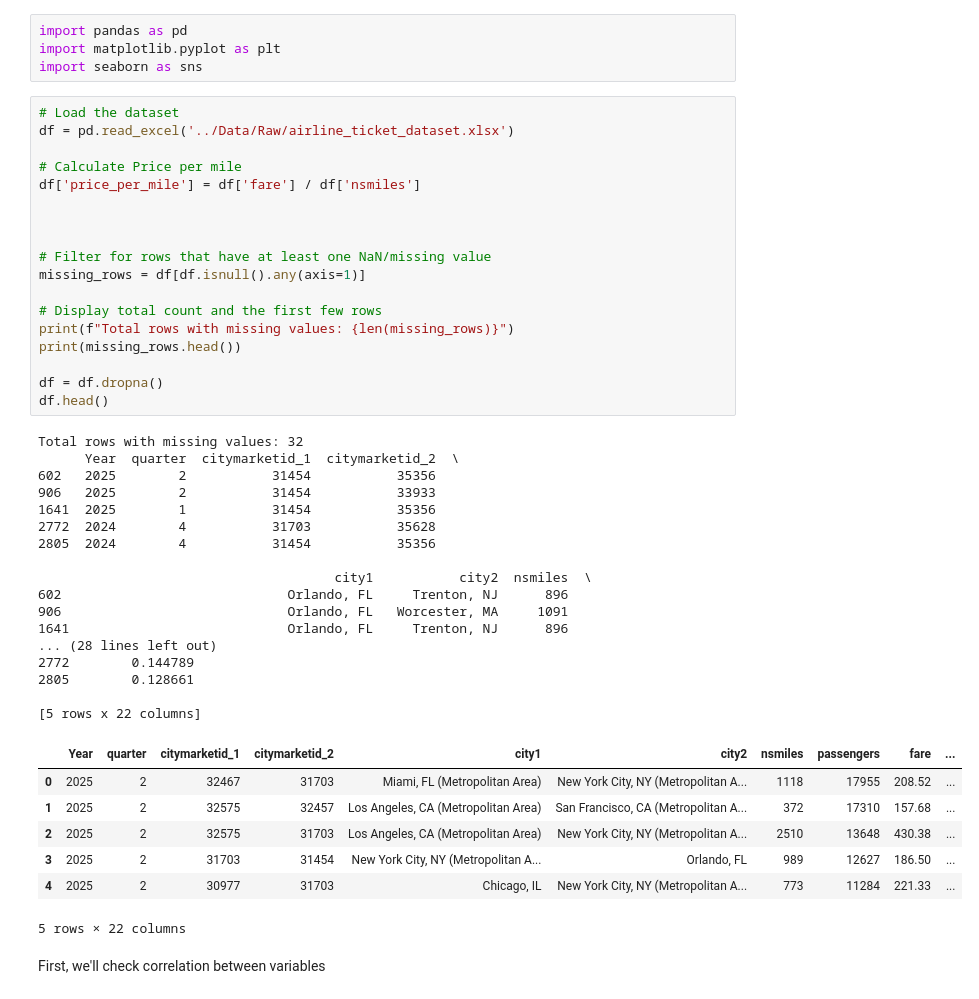
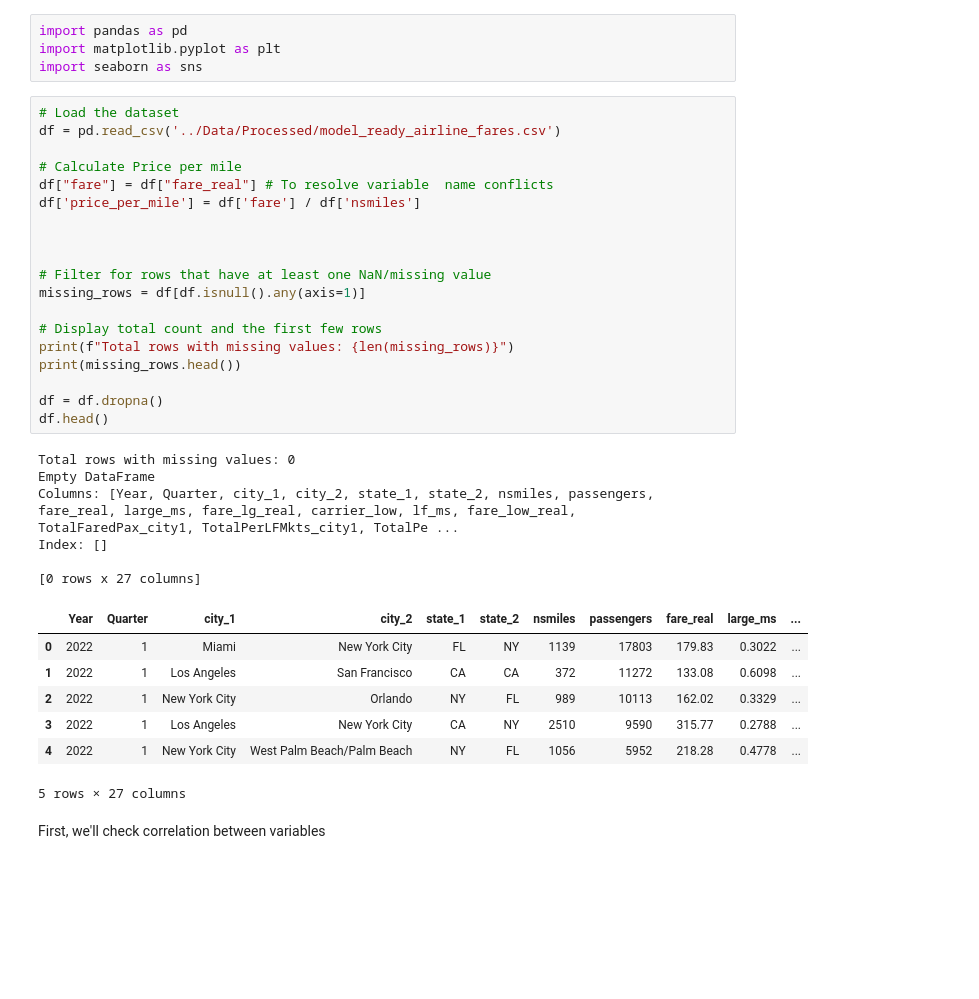
Before and after one commit to Gandalfthegloom/sdss_2026, a Jupyter notebook: scripts/01_EDA.ipynb, the cells around one changed output. Saved outputs shown, nothing was run; the diff lists cells and outputs as text; blank space fills up the shorter version.

```diff
--- a/scripts/01_EDA.ipynb
+++ b/scripts/01_EDA.ipynb
@@ -6,47 +6,37 @@ import matplotlib.pyplot as plt
 import seaborn as sns
 # %%
 # Load the dataset
-df = pd.read_excel('../Data/Raw/airline_ticket_dataset.xlsx')
+df = pd.read_csv('../Data/Processed/model_ready_airline_fares.csv')
 
 # Calculate Price per mile
+df["fare"] = df["fare_real"] # To resolve variable  name conflicts
 df['price_per_mile'] = df['fare'] / df['nsmiles']
 
 
 
 # Filter for rows that have at least one NaN/missing value
 missing_rows = df[df.isnull().any(axis=1)]
 
 # Display total count and the first few rows
 print(f"Total rows with missing values: {len(missing_rows)}")
 print(missing_rows.head())
 
 df = df.dropna()
 df.head()
 # %% [output]
-Total rows with missing values: 32
-      Year  quarter  citymarketid_1  citymarketid_2  \
-602   2025        2           31454           35356
-906   2025        2           31454           33933
-1641  2025        1           31454           35356
-2772  2024        4           31703           35628
-2805  2024        4           31454           35356
+Total rows with missing values: 0
+Empty DataFrame
+Columns: [Year, Quarter, city_1, city_2, state_1, state_2, nsmiles, passengers, fare_real, large_ms, fare_lg_real, carrier_low, lf_ms, fare_low_real, TotalFaredPax_city1, TotalPerLFMkts_city1, TotalPe ...
+Index: []
 
-                                      city1           city2  nsmiles  \
-602                             Orlando, FL     Trenton, NJ      896
-906                             Orlando, FL   Worcester, MA     1091
-1641                            Orlando, FL     Trenton, NJ      896
-... (28 lines left out)
-2772        0.144789
-2805        0.128661
-
-[5 rows x 22 columns]
+[0 rows x 27 columns]
-|  | Year | quarter | citymarketid_1 | citymarketid_2 | city1 | city2 | nsmiles | passengers | fare | ... |
-| 0 | 2025 | 2 | 32467 | 31703 | Miami, FL (Metropolitan Area) | New York City, NY (Metropolitan A... | 1118 | 17955 | 208.52 | ... |
-| 1 | 2025 | 2 | 32575 | 32457 | Los Angeles, CA (Metropolitan Area) | San Francisco, CA (Metropolitan A... | 372 | 17310 | 157.68 | ... |
-| 2 | 2025 | 2 | 32575 | 31703 | Los Angeles, CA (Metropolitan Area) | New York City, NY (Metropolitan A... | 2510 | 13648 | 430.38 | ... |
-| 3 | 2025 | 2 | 31703 | 31454 | New York City, NY (Metropolitan A... | Orlando, FL | 989 | 12627 | 186.50 | ... |
-| 4 | 2025 | 2 | 30977 | 31703 | Chicago, IL | New York City, NY (Metropolitan A... | 773 | 11284 | 221.33 | ... |
+|  | Year | Quarter | city_1 | city_2 | state_1 | state_2 | nsmiles | passengers | fare_real | large_ms | ... |
+| 0 | 2022 | 1 | Miami | New York City | FL | NY | 1139 | 17803 | 179.83 | 0.3022 | ... |
+| 1 | 2022 | 1 | Los Angeles | San Francisco | CA | CA | 372 | 11272 | 133.08 | 0.6098 | ... |
+| 2 | 2022 | 1 | New York City | Orlando | NY | FL | 989 | 10113 | 162.02 | 0.3329 | ... |
+| 3 | 2022 | 1 | Los Angeles | New York City | CA | NY | 2510 | 9590 | 315.77 | 0.2788 | ... |
+| 4 | 2022 | 1 | New York City | West Palm Beach/Palm Beach | NY | FL | 1056 | 5952 | 218.28 | 0.4778 | ... |
-5 rows × 22 columns
+5 rows × 27 columns
 # %% [markdown]
 First, we'll check correlation between variables
 # %%
```
Also changed, not shown: parts of 5 cells of this notebook, 5 other files.
